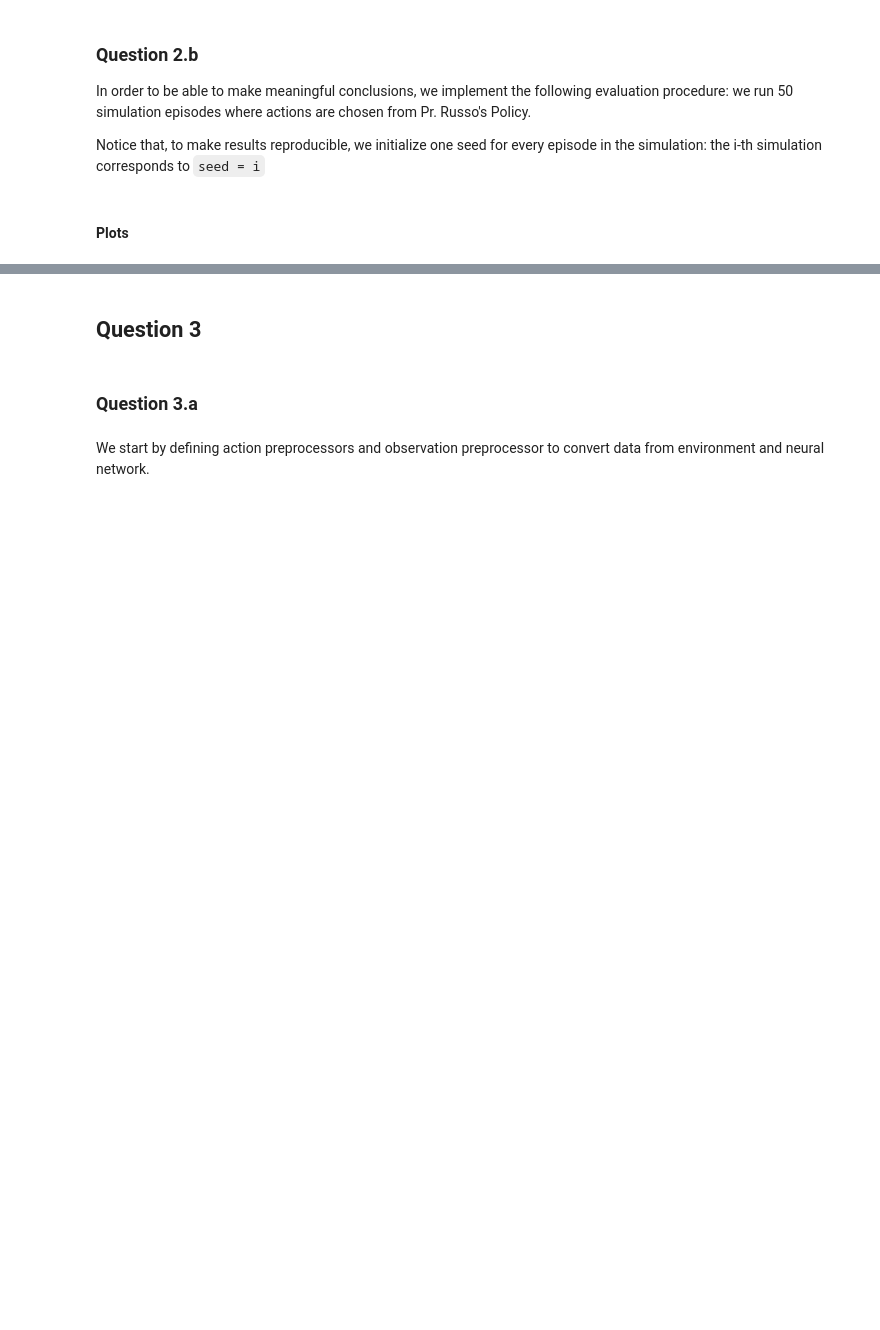
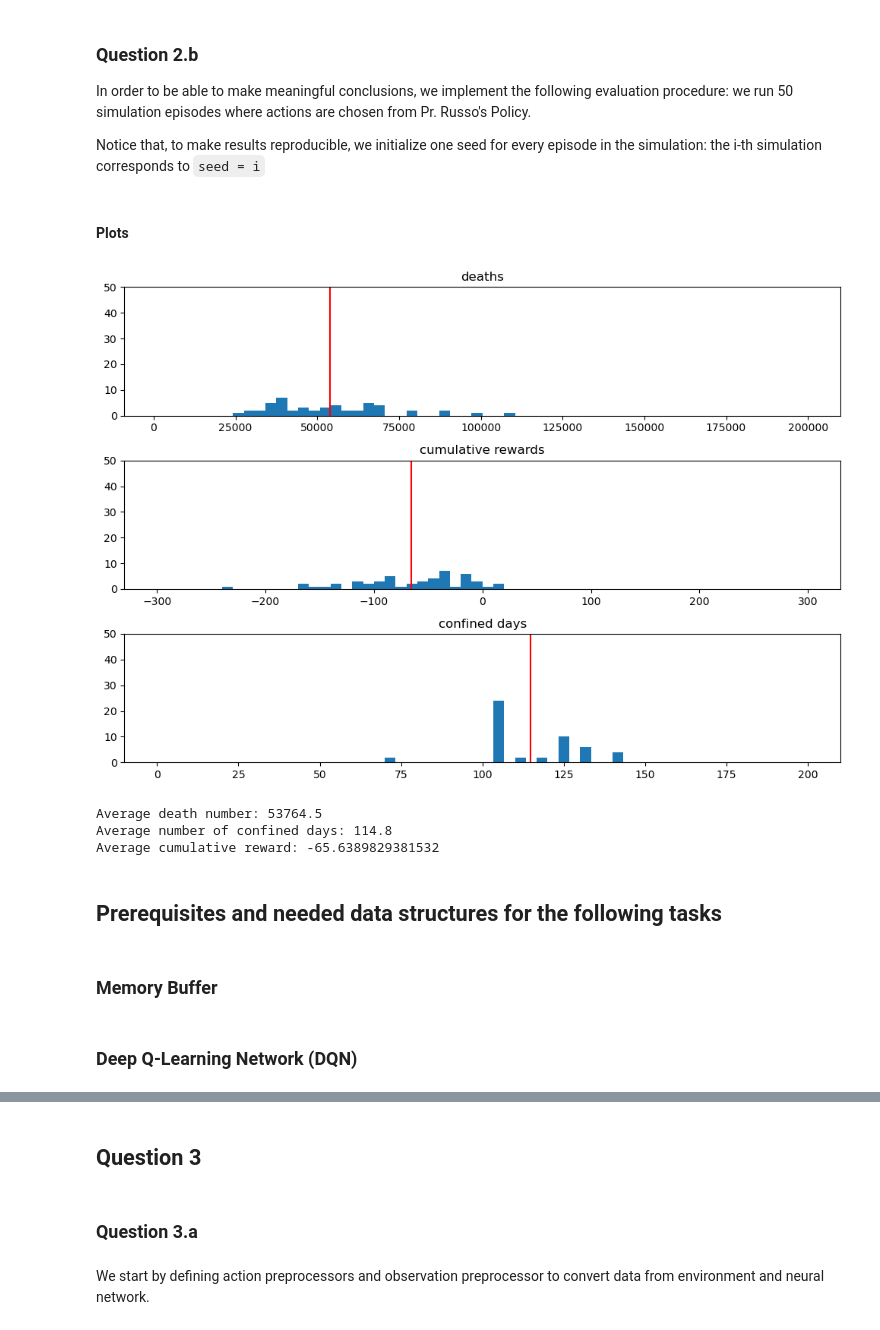
Before and after one commit to RiccardoBrioschi/DQN_Project, a Jupyter notebook: PROJECT DQN .ipynb, the cells around one changed output, grey strips where cells are left out. Cells and saved outputs as stored; diff of their text form; code cells hidden in the pictures; blank space fills up the shorter version.

```diff
--- a/PROJECT DQN .ipynb
+++ b/PROJECT DQN .ipynb
@@ -287,28 +235,13 @@ for trace in range(50): # for loop over episodes
 # %% [markdown]
 #### Plots
 # %%
-fig, ax = plt.subplots(3,figsize=(10,7))
-def hist_avg(ax, data,title):
-    ymax = 50
-    if title == 'deaths':
-        x_range = (1000,200000)
-    elif title == 'cumulative rewards':
-        x_range = (-300,300)
-    elif 'days' in title:
-        x_range = (0,200)
-    else:
-        raise ValueError(f'{title} is not a valid title')
-    ax.set_title(title)
-    ax.set_ylim(0,ymax)
-    ax.vlines([np.mean(data)],0,ymax,color='red')
-    ax.hist(data,bins=60,range=x_range)
-hist_avg(ax[0], deaths,'deaths')
-hist_avg(ax[1], rewards,'cumulative rewards')
-hist_avg(ax[2], conf_days,'confined days')
-fig.tight_layout()
-plt.show()
-
-""" Print example """
-print(f'Average death number: {np.mean(deaths)}')
-print(f'Average number of confined days: {np.mean(conf_days)}')
-print(f'Average cumulative reward: {np.mean(rewards)}')
+plot_histograms(deaths, rewards, conf_days)
+# %% [output]
+[figure, added]
+Average death number: 53764.5
+Average number of confined days: 114.8
+Average cumulative reward: -65.6389829381532
+# %% [markdown]
+## Prerequisites and needed data structures for the following tasks
+# %% [markdown]
+### Memory Buffer
@@ -314,0 +269,2 @@ print(f'Average cumulative reward: {np.mean(rewards)}')
+# %% [markdown]
+### Deep Q-Learning Network (DQN)
```
Also changed, not shown: parts of 61 cells of this notebook, 1 other file.
